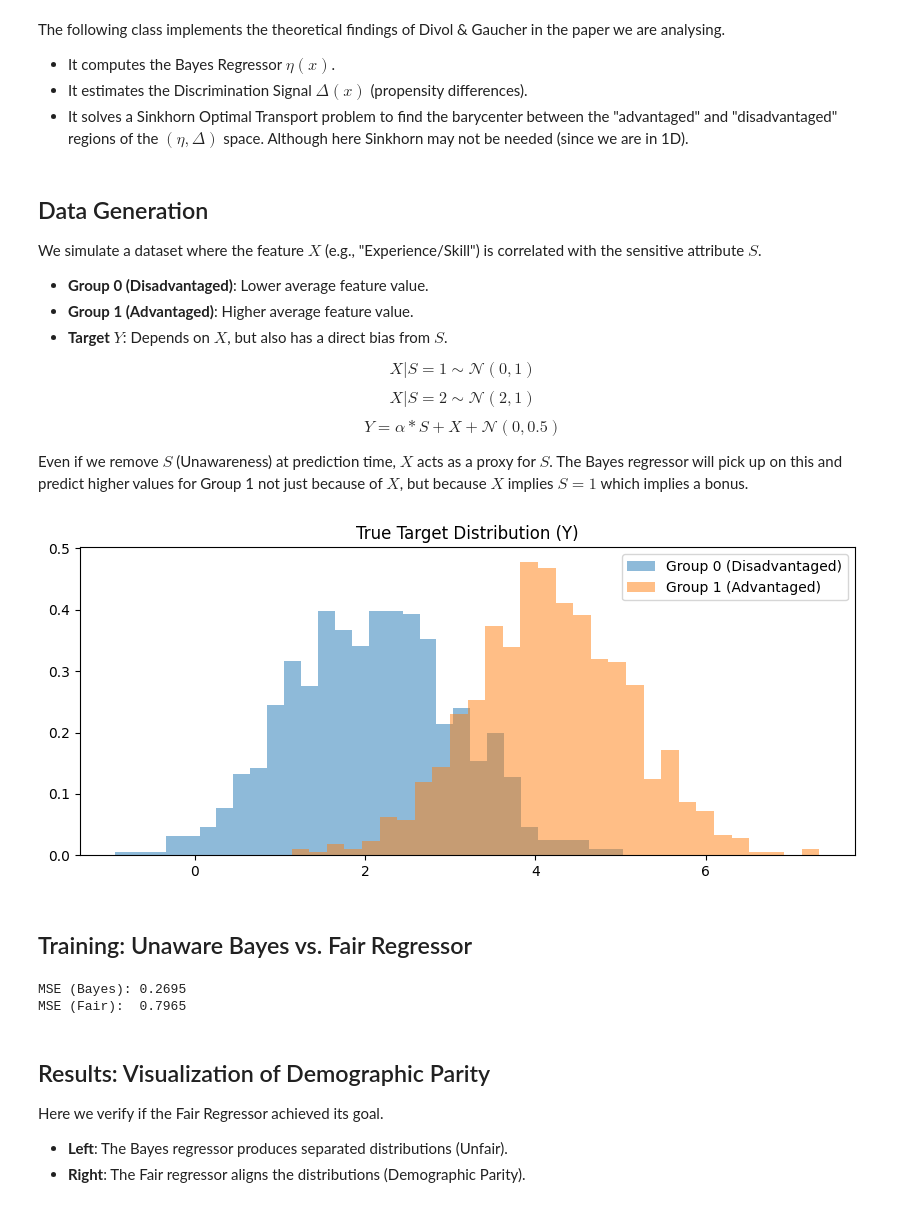
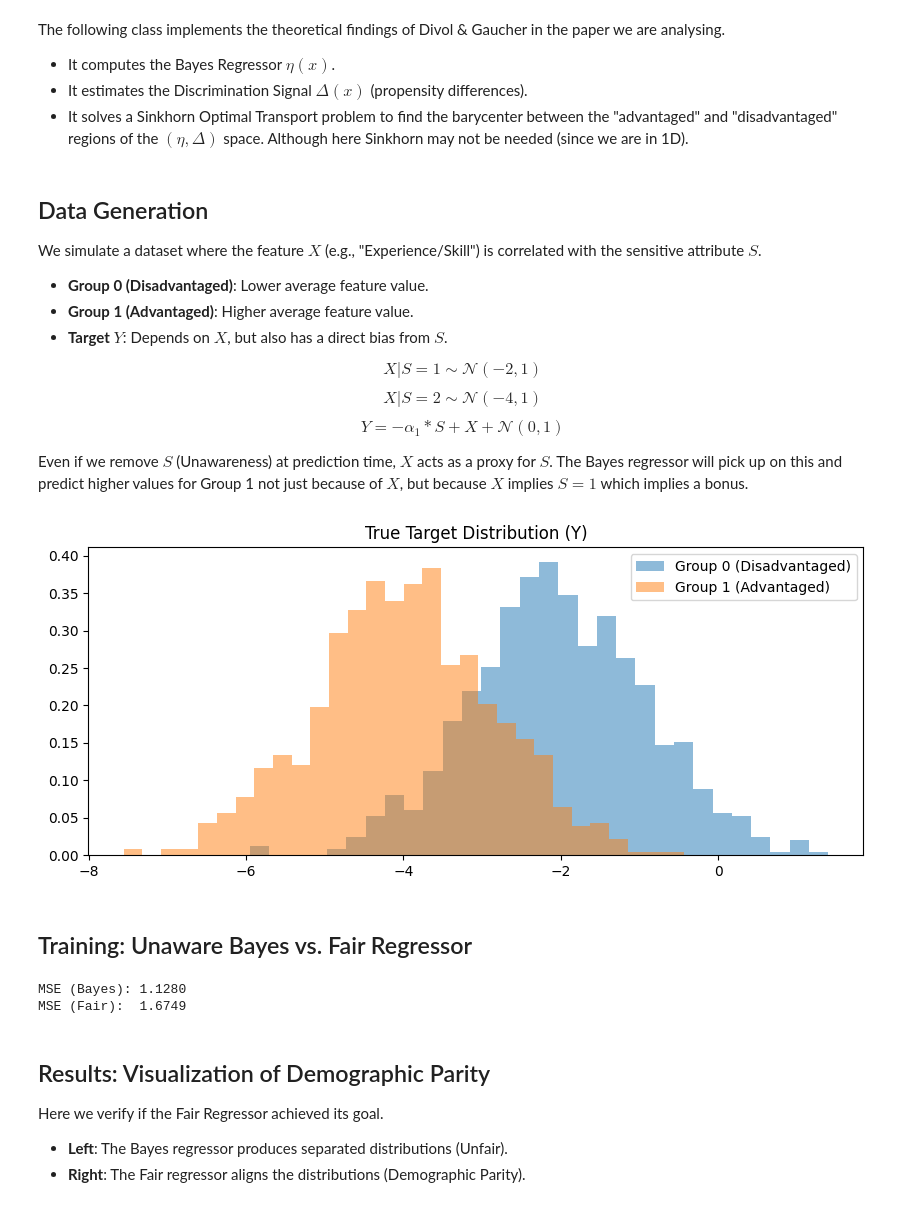
Before and after one commit to AugustinBouquillard/demographic-parity, a Jupyter notebook: toy_example_visualization.ipynb, the cells around one changed output. Saved outputs shown, nothing was run; the diff lists cells and outputs as text; code cells hidden in the pictures.

```diff
--- a/toy_example_visualization.ipynb
+++ b/toy_example_visualization.ipynb
@@ -141,39 +141,38 @@ We simulate a dataset where the feature $X$ (e.g., "Experience/Skill") is correl
  *   **Group 1 (Advantaged)**: Higher average feature value.
  *   **Target $Y$**: Depends on $X$, but also has a direct bias from $S$.
 
- $$X | S=1 \sim \mathcal{N}(0, 1)$$
- $$X | S=2 \sim \mathcal{N}(2, 1)$$
- $$Y = \alpha*S + X + \mathcal{N}(0, 0.5)$$
+ $$X | S=1 \sim \mathcal{N}(-2, 1)$$
+ $$X | S=2 \sim \mathcal{N}(-4, 1)$$
+ $$Y = -\alpha_1*S + X + \mathcal{N}(0, 1)$$
 
 Even if we remove $S$ (Unawareness) at prediction time, $X$ acts as a proxy for $S$. The Bayes regressor will pick up on this and predict higher values for Group 1 not just because of $X$, but because $X$ implies $S=1$ which implies a bonus.
 # %%
-def generate_data(n=2000):
+def generate_data(n=2000, alpha_0=2, alpha_1=1):
     s = np.random.binomial(1, 0.5, n)+1
 
     # Feature X depends on S (Correlation)
-    x = np.random.normal(0, 1, n) + 2 * s
+    x = np.random.normal(0, 1, n) - alpha_0 * s
 
     # Target Y depends on X and S (Direct Bias)
     # Note: Even though Y depends on X, the distributions of Y|S=0 and Y|S=1 are distinct.
-    alpha=0.5
-    y = alpha * s + 0.8 * x + np.random.normal(0, 0.5, n)
+    y = -alpha_1 * s + 0.5 * x + np.random.normal(0, 1, n)
 
     return x.reshape(-1, 1), y, s
 
 X, y, S = generate_data()
 
 # Split
 X_train, X_test, y_train, y_test, s_train, s_test = train_test_split(X, y, S, test_size=0.3, random_state=42)
 
 # Visualize Data
 plt.figure(figsize=(10, 4))
 plt.hist(y[S==1], bins=30, alpha=0.5, label='Group 0 (Disadvantaged)', density=True)
 plt.hist(y[S==2], bins=30, alpha=0.5, label='Group 1 (Advantaged)', density=True)
 plt.title("True Target Distribution (Y)")
 plt.legend()
 plt.show()
 # %% [output]
-[figure, old version]
+[figure, new version]
 # %% [markdown]
 ## Training: Unaware Bayes vs. Fair Regressor
 # %%
@@ -189,7 +188,7 @@ y_pred_bayes = bayes_model.predict(X_test)
 
 fair_old_unaware_model = OTUnawareFairRegressor()
 fair_old_unaware_model.fit(X_train, y_train, s_train)
-y_pred_fair = fair_old_unaware_model.predict(X_test)
+y_pred_old_unaware_fair = fair_old_unaware_model.predict(X_test)
 
 
 fair_derived_from_aware_model = OTAwareFairRegressor(LinearRegression())
@@ -206,8 +205,8 @@ mse_fair = mean_squared_error(y_test, y_pred_fair)
 print(f"MSE (Bayes): {mse_bayes:.4f}")
 print(f"MSE (Fair):  {mse_fair:.4f}")
 # %% [output]
-MSE (Bayes): 0.2695
-MSE (Fair):  0.7965
+MSE (Bayes): 1.1280
+MSE (Fair):  1.6749
 # %% [markdown]
 ## Results: Visualization of Demographic Parity
 
```
Also changed, not shown: parts of 4 cells of this notebook, 1 other file.
